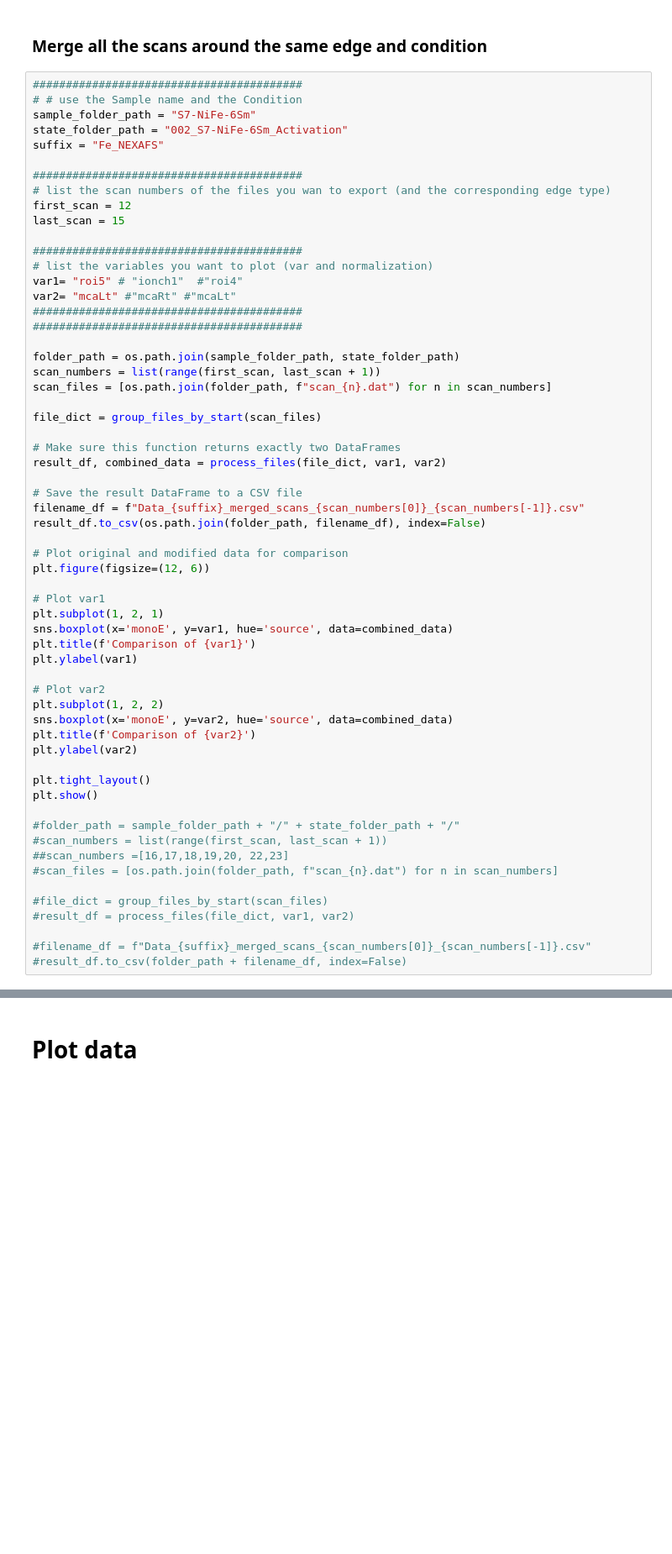
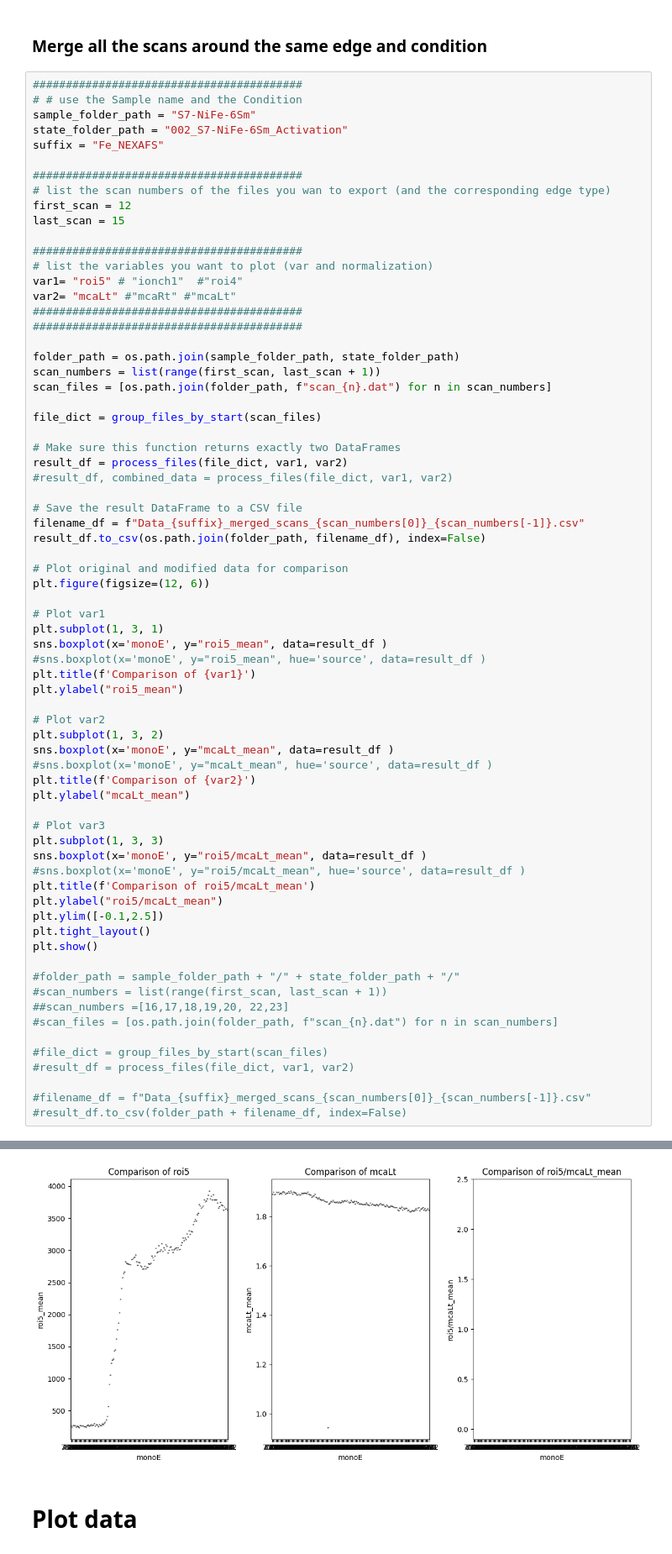
Before and after one commit to raulgarciadiez/myspot_2024_07, a Jupyter notebook: Export_from_Spec.ipynb, the cells around one changed output, grey strips where cells are left out. Shown at 84% size. Saved outputs shown, nothing was run; the diff lists cells and outputs as text; blank space fills up the shorter version.

```diff
--- a/Export_from_Spec.ipynb
+++ b/Export_from_Spec.ipynb
@@ -72,7 +73,8 @@ scan_files = [os.path.join(folder_path, f"scan_{n}.dat") for n in scan_numbers]
 file_dict = group_files_by_start(scan_files)
 
 # Make sure this function returns exactly two DataFrames
-result_df, combined_data = process_files(file_dict, var1, var2)
+result_df = process_files(file_dict, var1, var2)
+#result_df, combined_data = process_files(file_dict, var1, var2)
 
 # Save the result DataFrame to a CSV file
 filename_df = f"Data_{suffix}_merged_scans_{scan_numbers[0]}_{scan_numbers[-1]}.csv"
@@ -82,17 +84,26 @@ result_df.to_csv(os.path.join(folder_path, filename_df), index=False)
 plt.figure(figsize=(12, 6))
 
 # Plot var1
-plt.subplot(1, 2, 1)
-sns.boxplot(x='monoE', y=var1, hue='source', data=combined_data)
+plt.subplot(1, 3, 1)
+sns.boxplot(x='monoE', y="roi5_mean", data=result_df )
+#sns.boxplot(x='monoE', y="roi5_mean", hue='source', data=result_df )
 plt.title(f'Comparison of {var1}')
-plt.ylabel(var1)
+plt.ylabel("roi5_mean")
 
 # Plot var2
-plt.subplot(1, 2, 2)
-sns.boxplot(x='monoE', y=var2, hue='source', data=combined_data)
+plt.subplot(1, 3, 2)
+sns.boxplot(x='monoE', y="mcaLt_mean", data=result_df )
+#sns.boxplot(x='monoE', y="mcaLt_mean", hue='source', data=result_df )
 plt.title(f'Comparison of {var2}')
-plt.ylabel(var2)
+plt.ylabel("mcaLt_mean")
 
+# Plot var3
+plt.subplot(1, 3, 3)
+sns.boxplot(x='monoE', y="roi5/mcaLt_mean", data=result_df )
+#sns.boxplot(x='monoE', y="roi5/mcaLt_mean", hue='source', data=result_df )
+plt.title(f'Comparison of roi5/mcaLt_mean')
+plt.ylabel("roi5/mcaLt_mean")
+plt.ylim([-0.1,2.5])
 plt.tight_layout()
 plt.show()
 
@@ -111,3 +121,4 @@ ValueError: too many values to unpack (expected 2)
+[figure, added]
 # %% [markdown]
 # Plot data
 # %%
```
Also changed, not shown: parts of 2 cells of this notebook, 3 other files.
